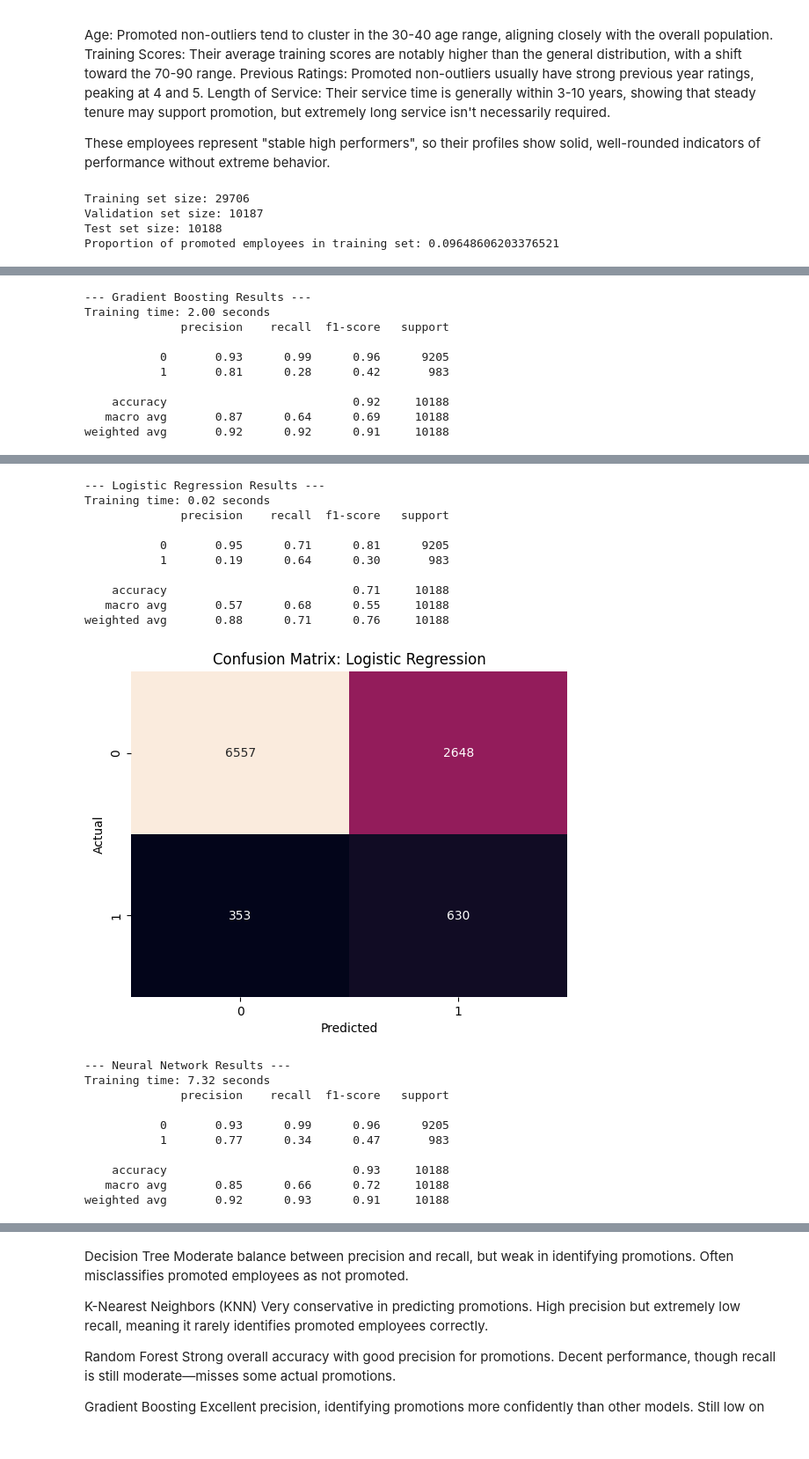
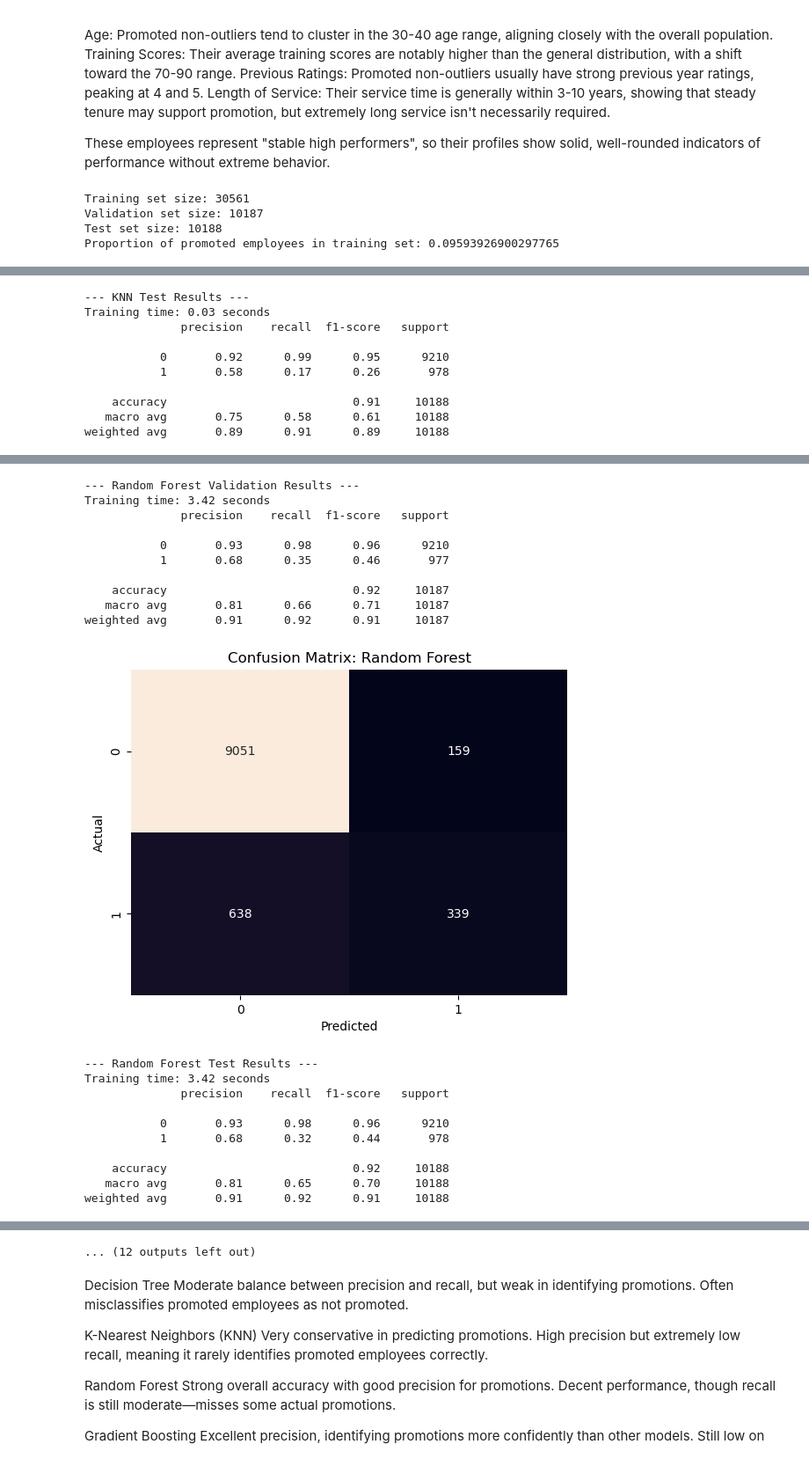
Before and after one commit to dfar1a/IA-project, a Jupyter notebook: project2/Untitled0.ipynb, the cells around one changed output, grey strips where cells are left out. Shown at 88% size. Saved outputs shown, nothing was run; the diff lists cells and outputs as text; code cells hidden in the pictures.

Commit message:
imblance, time measure and validation

```diff
--- a/project2/Untitled0.ipynb
+++ b/project2/Untitled0.ipynb
@@ -581,19 +612,15 @@ def prepare_data(df, balance = False):
 # %%
-# train, valid, test = train_samples[0], valid_samples[0], test_samples[0]
-
-train, x_train, y_train = prepare_data(train, True)
-valid, x_valid, y_valid = prepare_data(valid)
-test, x_test, y_test = prepare_data(test)
+x_train, x_valid, x_test, y_train, y_valid, y_test = prepare_data(df)
 
 print("Training set size:", len(x_train))
 print("Validation set size:", len(x_valid))
 print("Test set size:", len(x_test))
-print("Proportion of promoted employees in training set:", np.mean(y_test == 1))
+print("Proportion of promoted employees in training set:", np.mean(y_train == 1))
 # %% [output]
-Training set size: 29706
+Training set size: 30561
 Validation set size: 10187
 Test set size: 10188
-Proportion of promoted employees in training set: 0.09648606203376521
+Proportion of promoted employees in training set: 0.09593926900297765
 # %%
 def plot_learning_curve(
     estimator,
@@ -659,17 +686,17 @@ models = {
 for name, model in models.items():
     startTime = time.time()
     fitted_model = model.fit(x_train, y_train)
-    pred = model.predict(x_test)
     endTime = time.time()
-    print(f"\n--- {name} Results ---")
-    print(f"Training time: {endTime - startTime:.2f} seconds")
-    print(skmt.classification_report(y_test, pred))
+    for eval in [(x_valid, y_valid, "Validation"), (x_test, y_test, "Test")]:
+        pred = model.predict(eval[0])
+        print(f"\n--- {name} {eval[2]} Results ---")
+        print(f"Training time: {endTime - startTime:.2f} seconds")
+        print(skmt.classification_report(eval[1], pred))
 
-    cm = confusion_matrix(y_test, pred)
-    sns.heatmap(cm, annot=True, fmt="d", cbar=False)
-    plt.title(f"Confusion Matrix: {name}")
-    plt.ylabel("Actual")
-    plt.xlabel("Predicted")
-    plt.show()
-# Get prediction probabilities
+        cm = confusion_matrix(eval[1], pred)
+        sns.heatmap(cm, annot=True, fmt="d", cbar=False)
+        plt.title(f"Confusion Matrix: {name}")
+        plt.ylabel("Actual")
+        plt.xlabel("Predicted")
+        plt.show()
 # %% [output]
@@ -709,10 +736,10 @@ weighted avg       0.91      0.92      0.91     10188
---- Gradient Boosting Results ---
-Training time: 2.00 seconds
+--- KNN Test Results ---
+Training time: 0.03 seconds
               precision    recall  f1-score   support
 
-           0       0.93      0.99      0.96      9205
-           1       0.81      0.28      0.42       983
+           0       0.92      0.99      0.95      9210
+           1       0.58      0.17      0.26       978
 
-    accuracy                           0.92     10188
-   macro avg       0.87      0.64      0.69     10188
-weighted avg       0.92      0.92      0.91     10188
+    accuracy                           0.91     10188
+   macro avg       0.75      0.58      0.61     10188
+weighted avg       0.89      0.91      0.89     10188
@@ -720,21 +747,21 @@ weighted avg       0.92      0.92      0.91     10188
---- Logistic Regression Results ---
-Training time: 0.02 seconds
+--- Random Forest Validation Results ---
+Training time: 3.42 seconds
               precision    recall  f1-score   support
 
-           0       0.95      0.71      0.81      9205
-           1       0.19      0.64      0.30       983
+           0       0.93      0.98      0.96      9210
+           1       0.68      0.35      0.46       977
 
-    accuracy                           0.71     10188
-   macro avg       0.57      0.68      0.55     10188
-weighted avg       0.88      0.71      0.76     10188
+    accuracy                           0.92     10187
+   macro avg       0.81      0.66      0.71     10187
+weighted avg       0.91      0.92      0.91     10187
-[figure, old version]
+[figure, new version]
---- Neural Network Results ---
-Training time: 7.32 seconds
+--- Random Forest Test Results ---
+Training time: 3.42 seconds
               precision    recall  f1-score   support
 
-           0       0.93      0.99      0.96      9205
-           1       0.77      0.34      0.47       983
+           0       0.93      0.98      0.96      9210
+           1       0.68      0.32      0.44       978
 
-    accuracy                           0.93     10188
-   macro avg       0.85      0.66      0.72     10188
-weighted avg       0.92      0.93      0.91     10188
+    accuracy                           0.92     10188
+   macro avg       0.81      0.65      0.70     10188
+weighted avg       0.91      0.92      0.91     10188
@@ -742,3 +769,4 @@ weighted avg       0.92      0.93      0.91     10188
+... (12 outputs left out)
 # %% [markdown]
 Decision Tree
 Moderate balance between precision and recall, but weak in identifying promotions. Often misclassifies promoted employees as not promoted.
```
Also changed, not shown: parts of 17 cells of this notebook.
